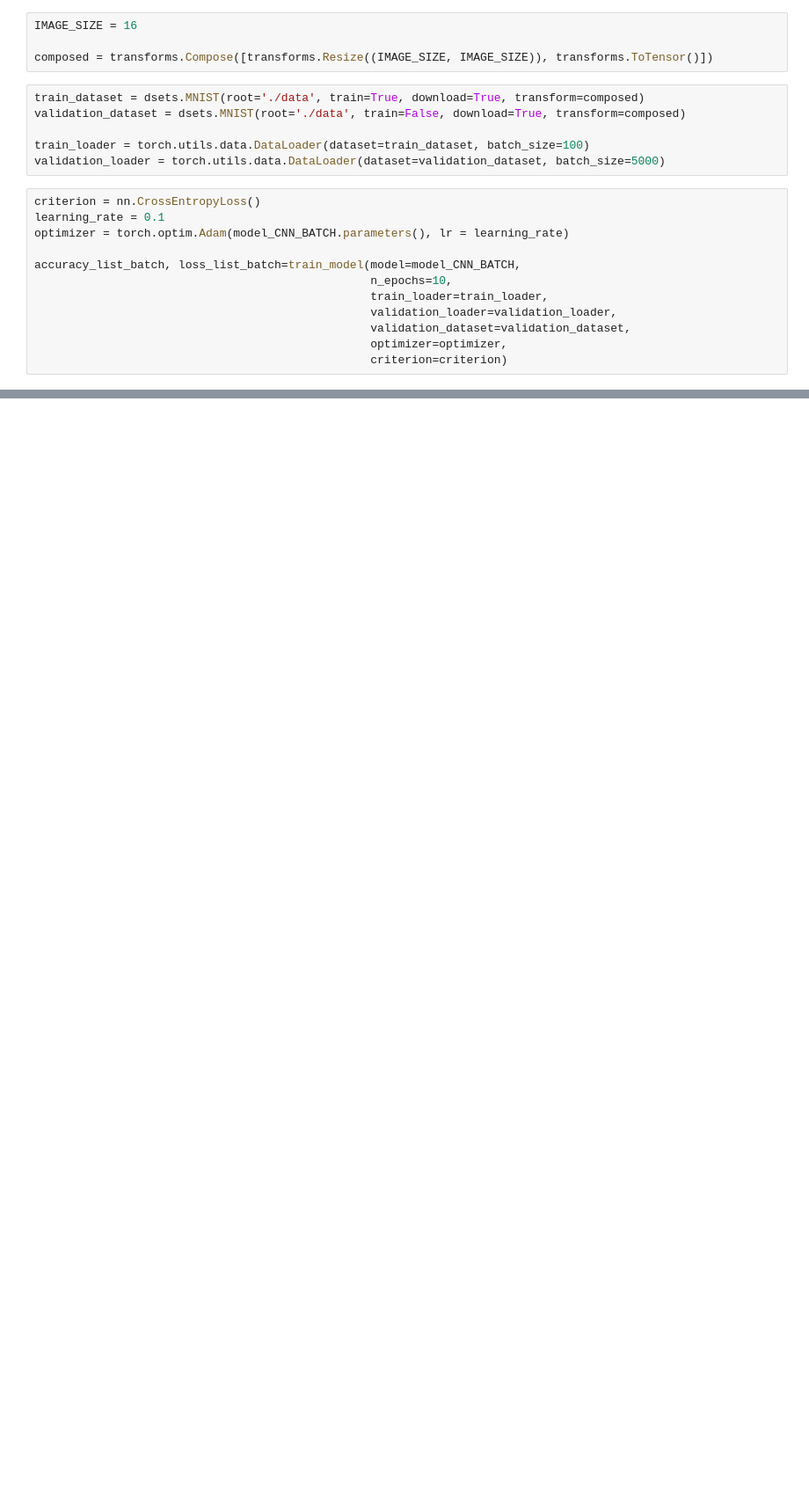
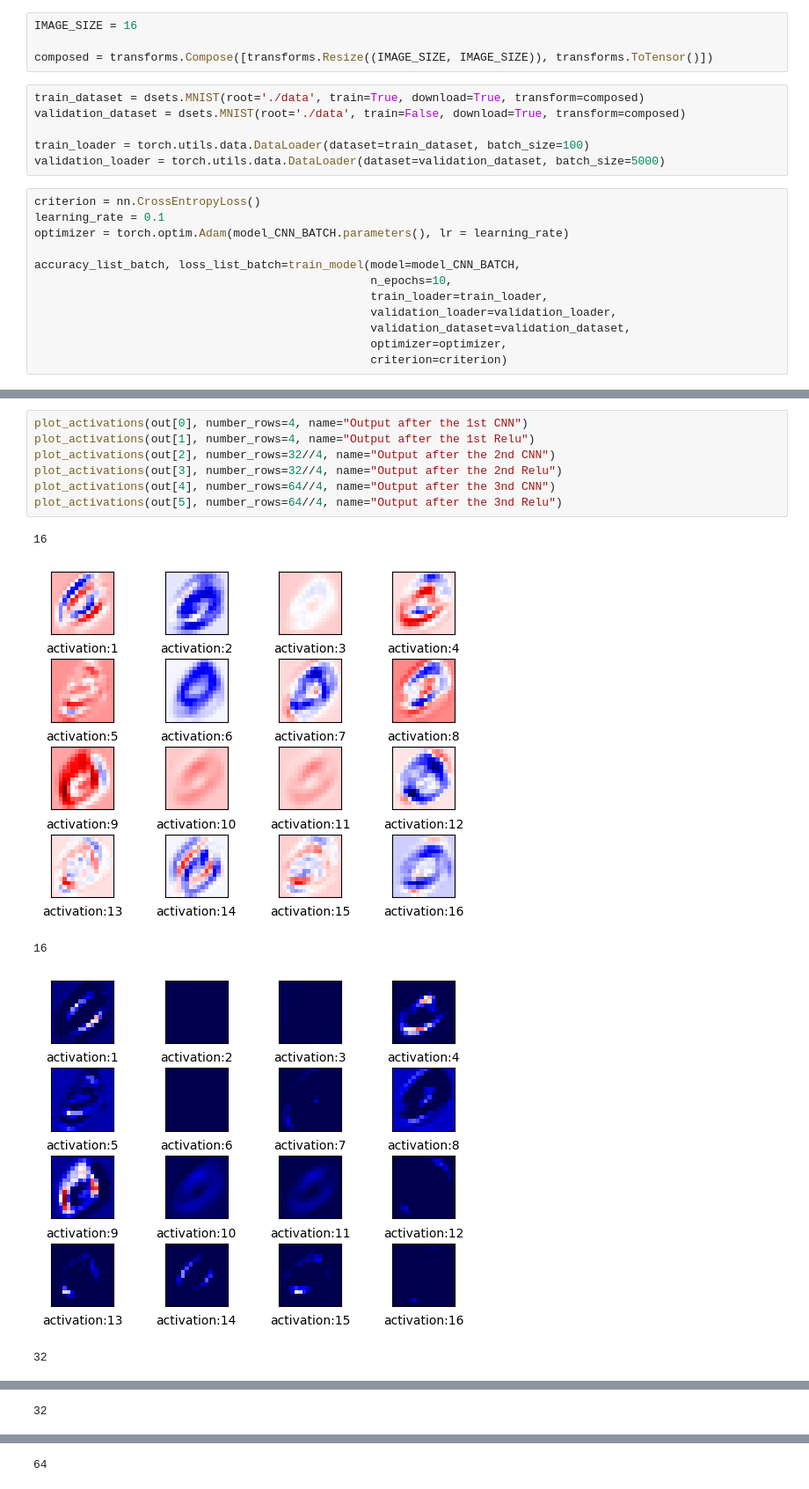
Before and after one commit to File500/DOS_CNN, a Jupyter notebook: CNN_Pytorch/CNN_DOS_project.ipynb, the cells around one changed output, grey strips where cells are left out. Shown at 88% size. Drawn from its saved outputs; the diff is of its cells as text; blank space fills up the shorter version.

```diff
--- a/CNN_Pytorch/CNN_DOS_project.ipynb
+++ b/CNN_Pytorch/CNN_DOS_project.ipynb
@@ -269,0 +274,13 @@ plt.show()
+# %%
+plot_activations(out[0], number_rows=4, name="Output after the 1st CNN")
+plot_activations(out[1], number_rows=4, name="Output after the 1st Relu")
+plot_activations(out[2], number_rows=32//4, name="Output after the 2nd CNN")
+plot_activations(out[3], number_rows=32//4, name="Output after the 2nd Relu")
+plot_activations(out[4], number_rows=64//4, name="Output after the 3nd CNN")
+plot_activations(out[5], number_rows=64//4, name="Output after the 3nd Relu")
+# %% [output]
+16
+[figure, added]
+16
+[figure, added]
+32
@@ -269,0 +288 @@ plt.show()
+32
@@ -269,0 +290 @@ plt.show()
+64
```
Also changed, not shown: parts of 11 cells of this notebook.
